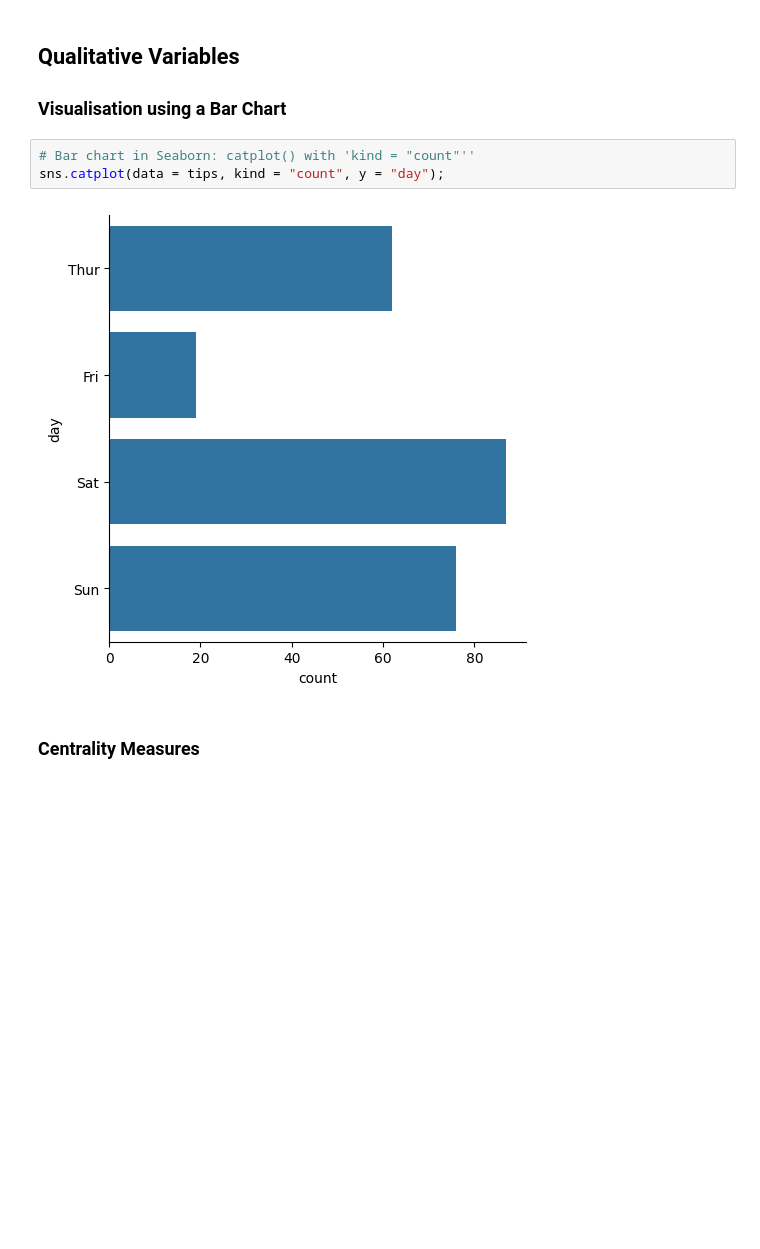
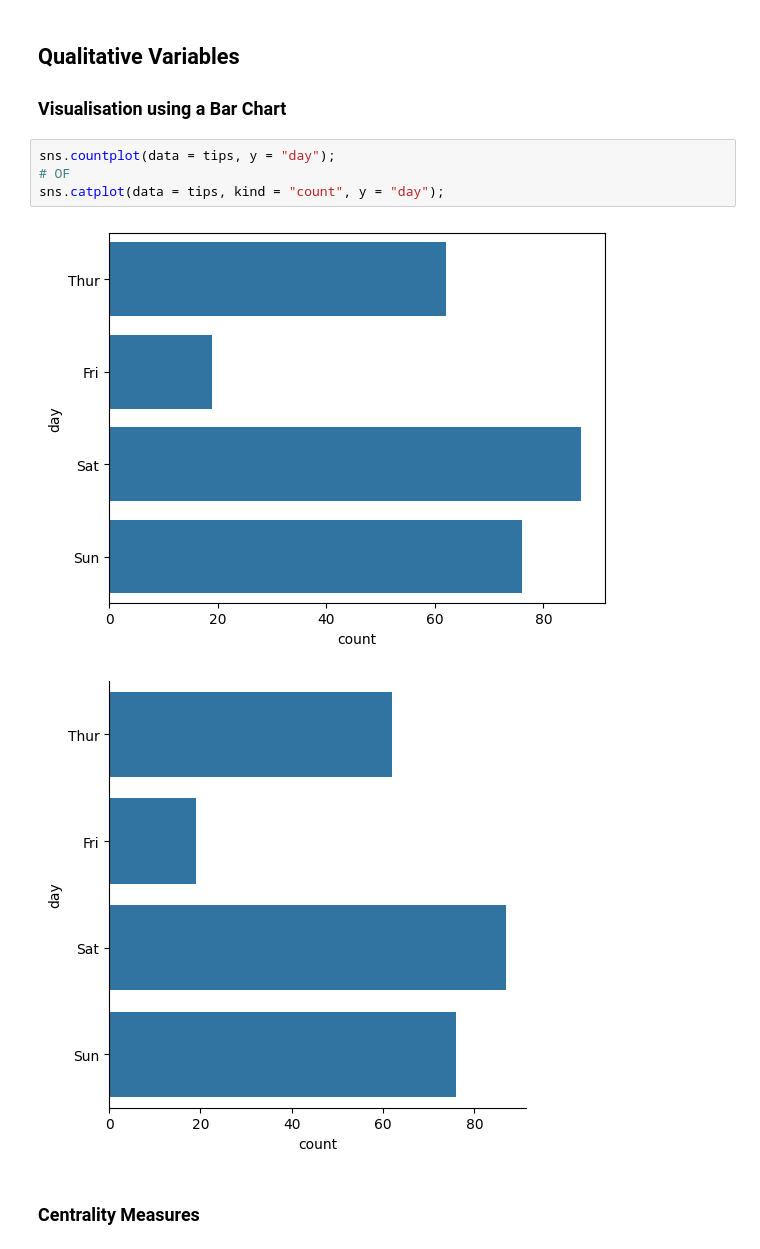
Before and after one commit to Bav0Vc/dsai, a Jupyter notebook: 2-analysis-1-var/2.01-univariate-analysis.ipynb, the cells around one changed output. Cells and saved outputs as stored; diff of their text form; blank space fills up the shorter version.

```diff
--- a/2-analysis-1-var/2.01-univariate-analysis.ipynb
+++ b/2-analysis-1-var/2.01-univariate-analysis.ipynb
@@ -32,10 +35,12 @@ tips.head()
 
 ### Visualisation using a Bar Chart
 # %%
-# Bar chart in Seaborn: catplot() with 'kind = "count"''
+sns.countplot(data = tips, y = "day");
+# OF
 sns.catplot(data = tips, kind = "count", y = "day");
 # %% [output]
-[figure, old version]
+[figure, new version]
+[figure, added]
 # %% [markdown]
 ### Centrality Measures
 # %%
```
Also changed, not shown: parts of 7 cells of this notebook.
